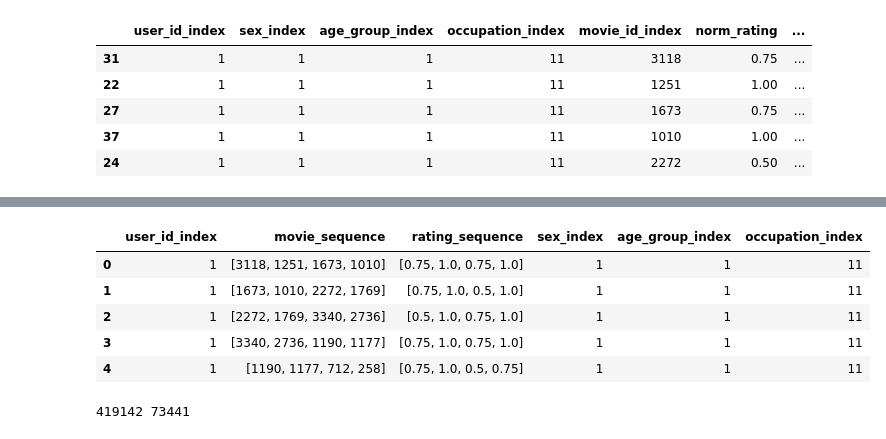
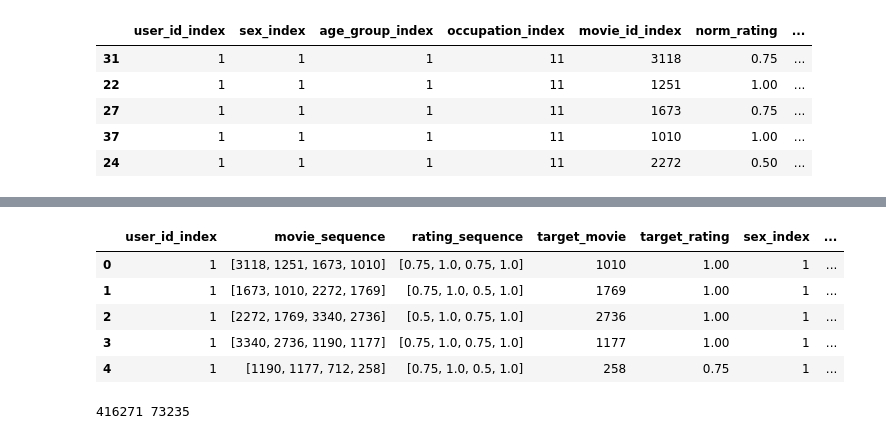
Before and after one commit to ecokayiza/Behavior-Sequence-Transformer-For-Movie-Recommendation, a Jupyter notebook: BST.ipynb, the cells around one changed output, grey strips where cells are left out. Cells and saved outputs as stored; diff of their text form; code cells hidden in the pictures.

Commit message:
fix data input sequence , seuqnce embedding , BST forward, and add scale back for evaluate

```diff
--- a/BST.ipynb
+++ b/BST.ipynb
@@ -102,35 +121,42 @@ df_user_full_matrix.head()
 # %%
 def gen_sequence_data(df, window_size, step):
     sequences = []
 
     for user_id, user_data in df.groupby('user_id_index'):
         user_data = user_data.reset_index(drop=True)
 
-        for i in range(0, len(user_data) - window_size + 1, step):
+        # 需要至少window_size个数据点才能创建一个序列
+        for i in range(0, len(user_data) - window_size, step):
             sequence = user_data.iloc[i:i + window_size]
-
             movie_sequence = sequence['movie_id_index'].tolist()
             rating_sequence = sequence['norm_rating'].tolist()
+            target_movie = sequence['movie_id_index'].iloc[-1]         # 最后一个作为目标
+            target_rating = sequence['norm_rating'].iloc[-1]           # 最后一个作为目标
+
+            # 对序列中的最后一个评分进行掩码处理（防止信息泄露）
+            masked_rating_sequence = rating_sequence[:-1] + [1.0]
 
             sequences.append({
                 'user_id_index': user_id,
                 'movie_sequence': movie_sequence,
-                'rating_sequence': rating_sequence,
+                'rating_sequence': masked_rating_sequence,
+                'target_movie': target_movie,
+                'target_rating': target_rating,
                 'sex_index': sequence['sex_index'].iloc[0],
                 'age_group_index': sequence['age_group_index'].iloc[0],
                 'occupation_index': sequence['occupation_index'].iloc[0]
             })
+    return pd.DataFrame(sequences)
 
-    return pd.DataFrame(sequences)
 df_user_view = gen_sequence_data(df_user_full_matrix,window_size=4,step=2)
 df_user_view.head()
 # %% [output]
-|  | user_id_index | movie_sequence | rating_sequence | sex_index | age_group_index | occupation_index |
-| 0 | 1 | [3118, 1251, 1673, 1010] | [0.75, 1.0, 0.75, 1.0] | 1 | 1 | 11 |
-| 1 | 1 | [1673, 1010, 2272, 1769] | [0.75, 1.0, 0.5, 1.0] | 1 | 1 | 11 |
-| 2 | 1 | [2272, 1769, 3340, 2736] | [0.5, 1.0, 0.75, 1.0] | 1 | 1 | 11 |
-| 3 | 1 | [3340, 2736, 1190, 1177] | [0.75, 1.0, 0.75, 1.0] | 1 | 1 | 11 |
-| 4 | 1 | [1190, 1177, 712, 258] | [0.75, 1.0, 0.5, 0.75] | 1 | 1 | 11 |
+|  | user_id_index | movie_sequence | rating_sequence | target_movie | target_rating | sex_index | ... |
+| 0 | 1 | [3118, 1251, 1673, 1010] | [0.75, 1.0, 0.75, 1.0] | 1010 | 1.00 | 1 | ... |
+| 1 | 1 | [1673, 1010, 2272, 1769] | [0.75, 1.0, 0.5, 1.0] | 1769 | 1.00 | 1 | ... |
+| 2 | 1 | [2272, 1769, 3340, 2736] | [0.5, 1.0, 0.75, 1.0] | 2736 | 1.00 | 1 | ... |
+| 3 | 1 | [3340, 2736, 1190, 1177] | [0.75, 1.0, 0.75, 1.0] | 1177 | 1.00 | 1 | ... |
+| 4 | 1 | [1190, 1177, 712, 258] | [0.75, 1.0, 0.5, 1.0] | 258 | 0.75 | 1 | ... |
 # %%
 import numpy as np
 random_selection = np.random.rand(len(df_user_view)) <= 0.85
@@ -138,7 +164,7 @@ train_data = df_user_view[random_selection]
 test_data = df_user_view[~random_selection]
 print(len(train_data),len(test_data))
 # %% [output]
-419142 73441
+416271 73235
 # %%
 import torch
 import torch.nn as nn
```
Also changed, not shown: parts of 16 cells of this notebook, 2 other files.
